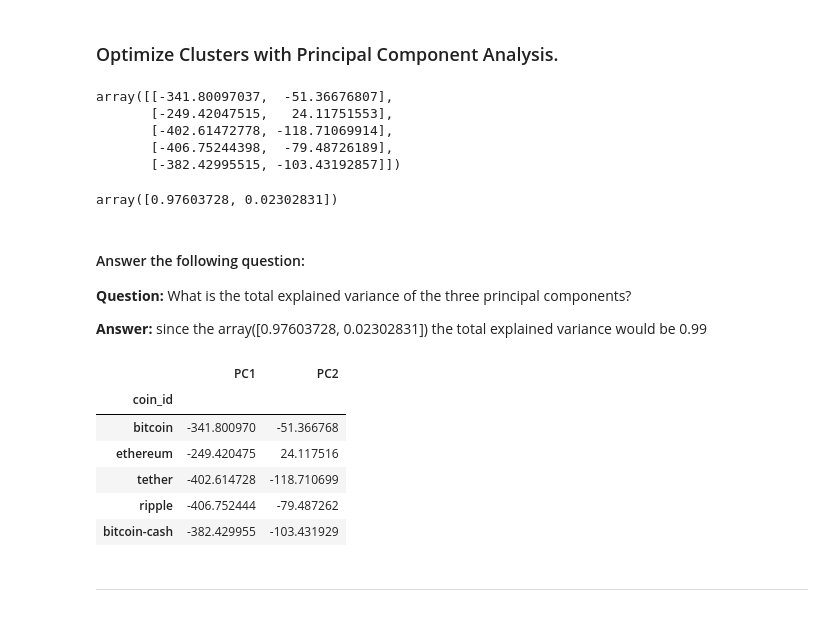
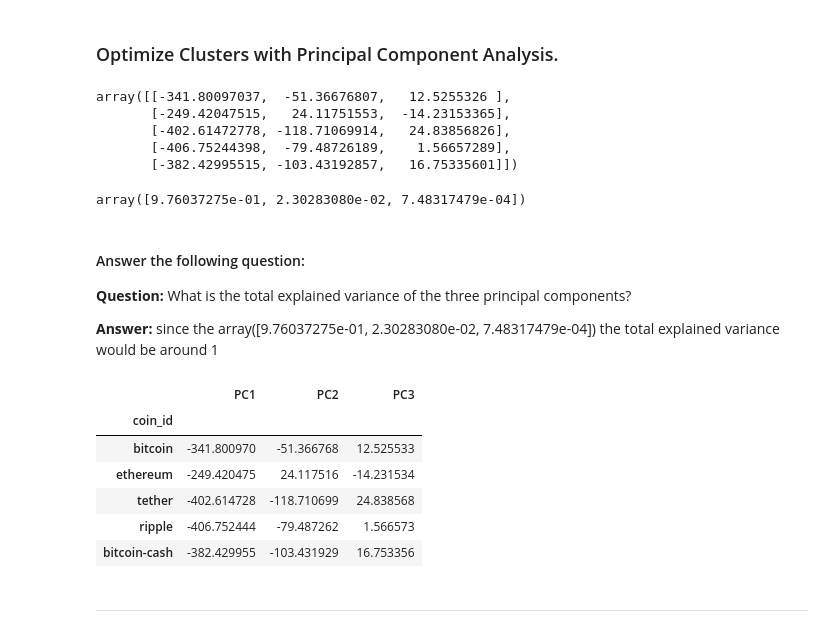
Before and after one commit to leedthanh/CryptoClustering, a Jupyter notebook: Crypto_Clustering_starter_code.ipynb, the cells around one changed output. Saved outputs shown, nothing was run; the diff lists cells and outputs as text; code cells hidden in the pictures.

```diff
--- a/Crypto_Clustering_starter_code.ipynb
+++ b/Crypto_Clustering_starter_code.ipynb
@@ -210,53 +210,53 @@ pca = PCA(n_components=2)
 # %%
 # Use the PCA model with `fit_transform` to reduce to
-stocks_pca_data = pca.fit_transform(df_market_data_predictions_df)
+pcd_df = pca1.fit_transform(df_market_data_predictions_df)
 
 # three principal components.
-first_three_components = stocks_pca_data[:, :3]
 
 # View the first five rows of the DataFrame.
-stocks_pca_data[:5]
+pcd_df[:5]
 # %% [output]
-array([[-341.80097037,  -51.36676807],
-       [-249.42047515,   24.11751553],
-       [-402.61472778, -118.71069914],
-       [-406.75244398,  -79.48726189],
-       [-382.42995515, -103.43192857]])
+array([[-341.80097037,  -51.36676807,   12.5255326 ],
+       [-249.42047515,   24.11751553,  -14.23153365],
+       [-402.61472778, -118.71069914,   24.83856826],
+       [-406.75244398,  -79.48726189,    1.56657289],
+       [-382.42995515, -103.43192857,   16.75335601]])
 # %%
 # Retrieve the explained variance to determine how much information
 # can be attributed to each principal component.
-pca.explained_variance_ratio_
+pca1.explained_variance_ratio_
 # %% [output]
-array([0.97603728, 0.02302831])
+array([9.76037275e-01, 2.30283080e-02, 7.48317479e-04])
 # %% [markdown]
 #### Answer the following question:
 
 **Question:** What is the total explained variance of the three principal components?
 
-**Answer:** since the array([0.97603728, 0.02302831])  the total explained variance would be 0.99
+**Answer:** since the array([9.76037275e-01, 2.30283080e-02, 7.48317479e-04])
+the total explained variance would be around 1
 # %%
 # Create a new DataFrame with the PCA data.
-df_stocks_pca = pd.DataFrame(stocks_pca_data, columns=["PC1", "PC2"])
+df_stocks_pca = pd.DataFrame(stocks_pca_data, columns=["PC1", "PC2","PC3"])
 
 
 # Copy the crypto names from the original data
 df_stocks_pca["coin_id"] = df_market_data.index
 
 
 # Set the coinid column as index
 df_stocks_pca = df_stocks_pca.set_index("coin_id")
 
 
 # Display sample data
 df_stocks_pca.head()
 # %% [output]
-|  | PC1 | PC2 |
-| coin_id |  |  |
-| bitcoin | -341.800970 | -51.366768 |
-| ethereum | -249.420475 | 24.117516 |
-| tether | -402.614728 | -118.710699 |
-| ripple | -406.752444 | -79.487262 |
-| bitcoin-cash | -382.429955 | -103.431929 |
+|  | PC1 | PC2 | PC3 |
+| coin_id |  |  |  |
+| bitcoin | -341.800970 | -51.366768 | 12.525533 |
+| ethereum | -249.420475 | 24.117516 | -14.231534 |
+| tether | -402.614728 | -118.710699 | 24.838568 |
+| ripple | -406.752444 | -79.487262 | 1.566573 |
+| bitcoin-cash | -382.429955 | -103.431929 | 16.753356 |
 # %% [markdown]
 ---
 # %% [markdown]
```
Also changed, not shown: parts of 7 cells of this notebook.
